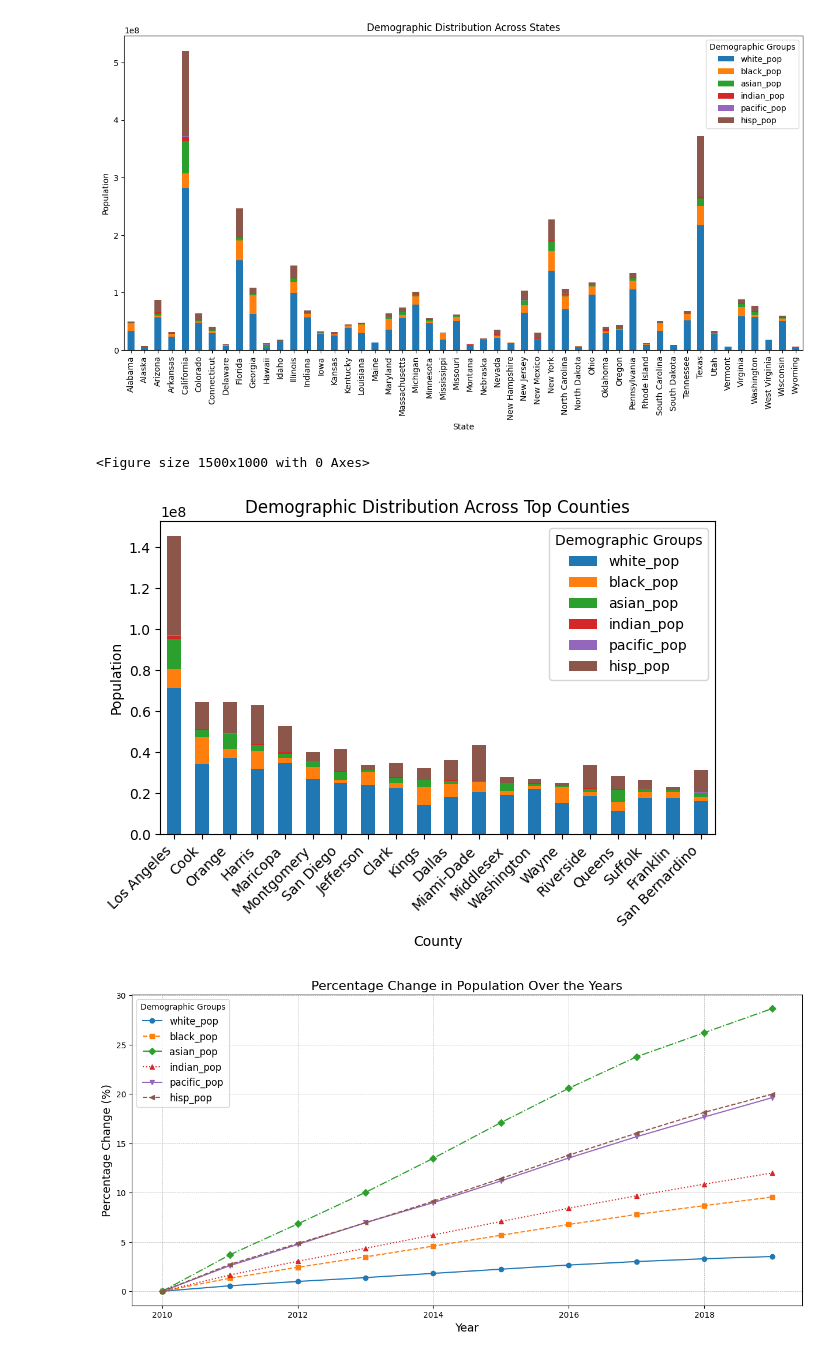
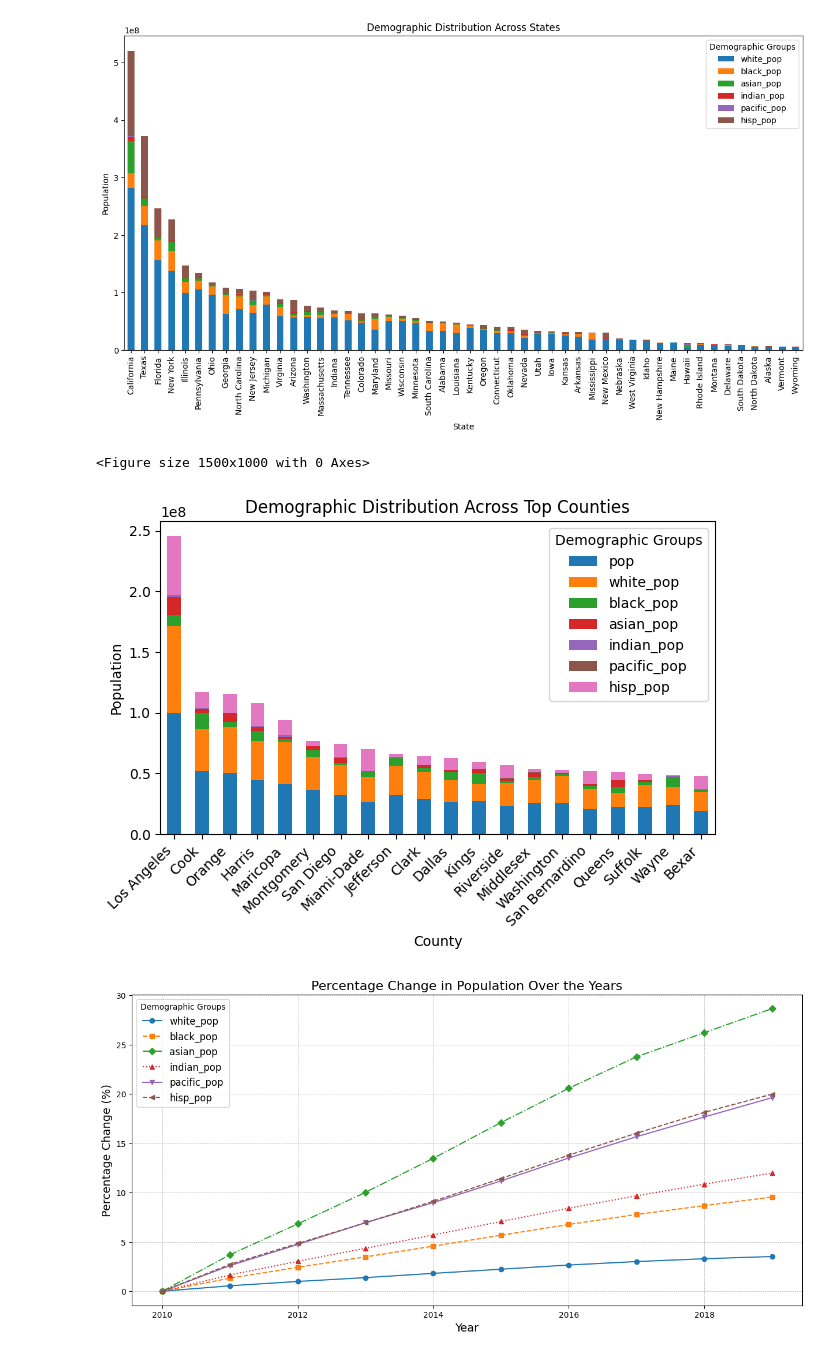
Before and after one commit to HanselSob/county-level-population-by-race-ethnicity, a Jupyter notebook: race-ethnicity-population-python-project/census-pop-notebook.ipynb, the cells around one changed output. Cells and saved outputs as stored; diff of their text form; code cells hidden in the pictures.

```diff
--- a/race-ethnicity-population-python-project/census-pop-notebook.ipynb
+++ b/race-ethnicity-population-python-project/census-pop-notebook.ipynb
@@ -17,34 +17,39 @@ state_group = df.groupby('state')[['white_pop', 'black_pop', 'asian_pop', 'india
 county_group = df.groupby('county')[['pop', 'white_pop', 'black_pop', 'asian_pop', 'indian_pop', 'pacific_pop', 'hisp_pop']].sum()
 year_group = df.groupby('year')[['white_pop', 'black_pop', 'asian_pop', 'indian_pop', 'pacific_pop', 'hisp_pop']].sum()
 # %%
-# Distribution of different demographic groups across states
-state_group.plot(kind='bar', stacked=True, figsize=(15, 7))
+
+# Assuming 'state_group' and 'county_group' are your DataFrames
+# Sort state_group by total population (sum of all demographic columns) in descending order
+state_group['total_population'] = state_group.sum(axis=1)
+state_group_sorted = state_group.sort_values(by='total_population', ascending=False).drop(columns='total_population')
+
+# Plot demographic distribution across states
+state_group_sorted.plot(kind='bar', stacked=True, figsize=(15, 7))
 plt.title('Demographic Distribution Across States')
 plt.xlabel('State')
 plt.ylabel('Population')
 plt.legend(title='Demographic Groups')
 plt.show()
 
-###
-# Filter top N counties by total population
+# Filter top N counties by total population and sort by population
 top_n = 20  # Adjust as needed
-top_counties = county_group.nlargest(top_n, 'pop')
-top_counties = top_counties.drop(columns='pop')
+county_group['total_population'] = county_group.sum(axis=1)
+top_counties = county_group.nlargest(top_n, 'total_population').drop(columns='total_population')
 
-# Increase figure size and rotate x-axis labels for readability
+# Plot demographic distribution across top counties
 plt.figure(figsize=(15, 10))
 top_counties.plot(kind='bar', stacked=True)
 plt.title('Demographic Distribution Across Top Counties')
 plt.xlabel('County')
 plt.ylabel('Population')
 plt.xticks(rotation=45, ha='right')
 plt.legend(title='Demographic Groups')
 plt.tight_layout()
 plt.show()
 # %% [output]
-[figure, old version]
+[figure, new version]
 <Figure size 1500x1000 with 0 Axes>
-[figure, old version]
+[figure, new version]
 # %%
 
 
```
Also changed, not shown: 1 other file.
